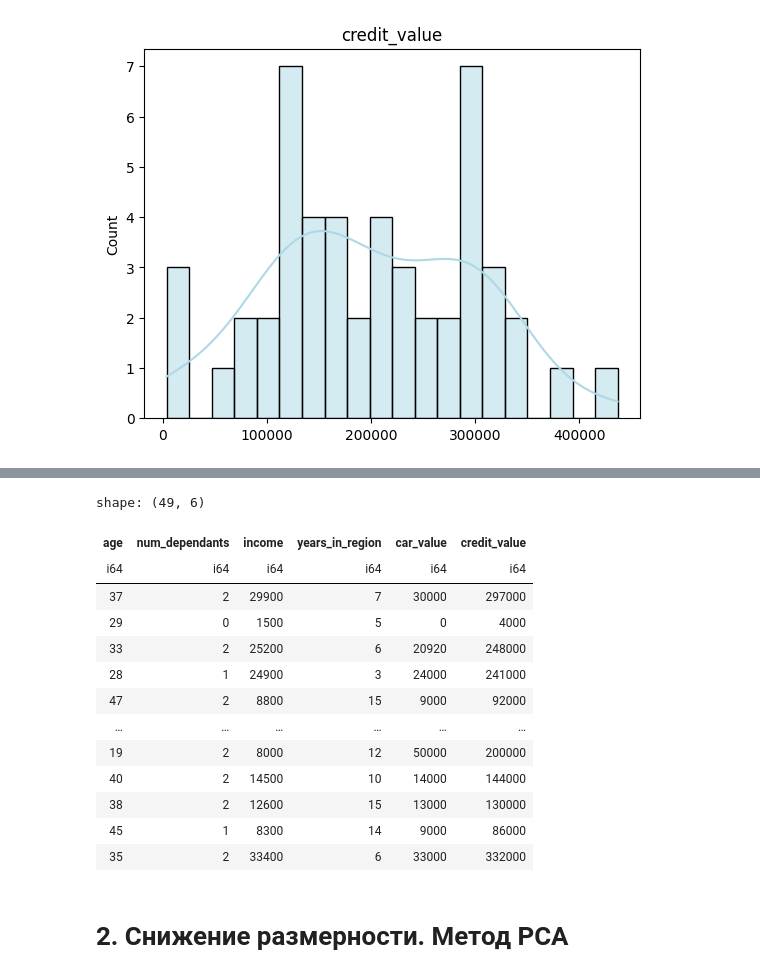
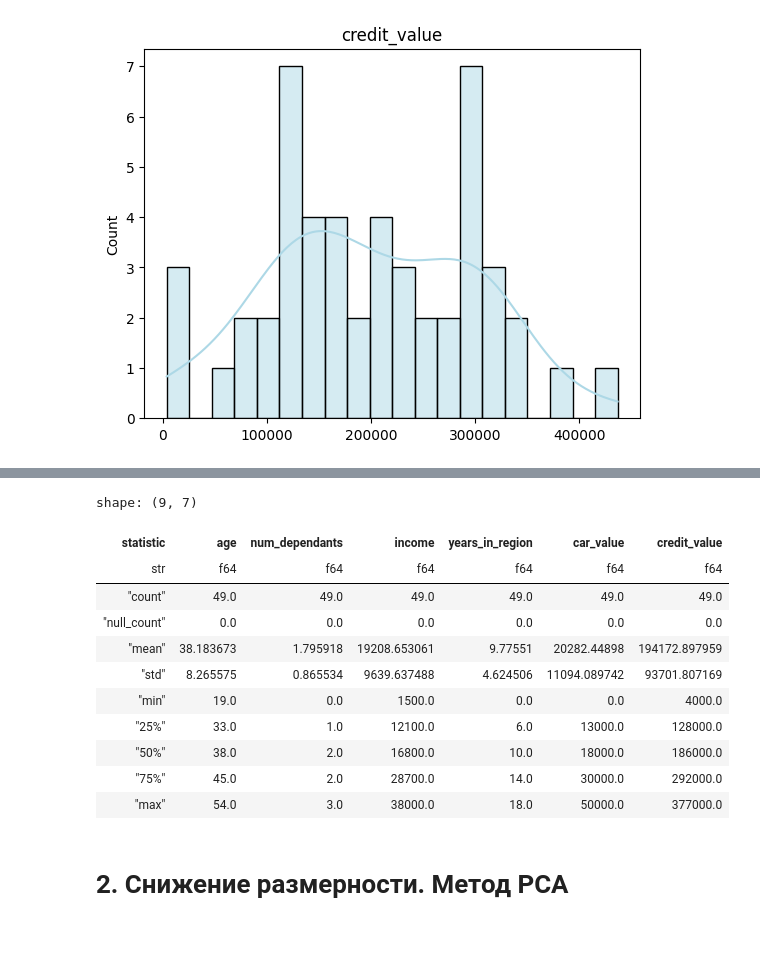
Before and after one commit to a13xbb/data-analysis-labs-mag, a Jupyter notebook: lab1/main.ipynb, the cells around one changed output, grey strips where cells are left out. Saved outputs shown, nothing was run; the diff lists cells and outputs as text; code cells hidden in the pictures; blank space fills up the shorter version.

```diff
--- a/lab1/main.ipynb
+++ b/lab1/main.ipynb
@@ -56,11 +56,13 @@ for col_name in df.columns:
 # %%
 df = df.fill_null(strategy='mean')
 # %%
+df_orig_size = len(df)
+
 for col_name in df.columns:
+
+
     plt.title(col_name)
     sns.boxplot(x=df[col_name])
-    sns.stripplot(x=df[col_name], color='red')
-    plt.show()
 
     Q1 = df[col_name].quantile(0.25)
     Q3 = df[col_name].quantile(0.75)
@@ -69,5 +71,15 @@ for col_name in df.columns:
     lower_bound = Q1 - 1.5 * IQR
     upper_bound = Q3 + 1.5 * IQR
 
+    plt.axvline(lower_bound, ymin=0.25, ymax=0.75, color='b', label = "LB IQR")
+    plt.axvline(upper_bound, ymin=0.25, ymax=0.75, color='r', label = "UB IQR")
+
+    sns.stripplot(x=df.filter((pl.col(col_name) >= lower_bound) & (pl.col(col_name) <= upper_bound))[col_name], color='black')
+    sns.stripplot(x=df.filter((pl.col(col_name) < lower_bound))[col_name], color='blue', marker="X")
+    sns.stripplot(x=df.filter((pl.col(col_name) > upper_bound))[col_name], color='red', marker="X")
+
+    plt.legend()
+    plt.show()
+
     df = df.filter((pl.col(col_name) >= lower_bound) & (pl.col(col_name) <= upper_bound))
 # %% [output]
@@ -80,20 +92,18 @@ for col_name in df.columns:
 # %%
-df
+df.describe()
 # %% [output]
-shape: (49, 6)
+shape: (9, 7)
-| age | num_dependants | income | years_in_region | car_value | credit_value |
-| i64 | i64 | i64 | i64 | i64 | i64 |
-| 37 | 2 | 29900 | 7 | 30000 | 297000 |
-| 29 | 0 | 1500 | 5 | 0 | 4000 |
-| 33 | 2 | 25200 | 6 | 20920 | 248000 |
-| 28 | 1 | 24900 | 3 | 24000 | 241000 |
-| 47 | 2 | 8800 | 15 | 9000 | 92000 |
-| … | … | … | … | … | … |
-| 19 | 2 | 8000 | 12 | 50000 | 200000 |
-| 40 | 2 | 14500 | 10 | 14000 | 144000 |
-| 38 | 2 | 12600 | 15 | 13000 | 130000 |
-| 45 | 1 | 8300 | 14 | 9000 | 86000 |
-| 35 | 2 | 33400 | 6 | 33000 | 332000 |
+| statistic | age | num_dependants | income | years_in_region | car_value | credit_value |
+| str | f64 | f64 | f64 | f64 | f64 | f64 |
+| "count" | 49.0 | 49.0 | 49.0 | 49.0 | 49.0 | 49.0 |
+| "null_count" | 0.0 | 0.0 | 0.0 | 0.0 | 0.0 | 0.0 |
+| "mean" | 38.183673 | 1.795918 | 19208.653061 | 9.77551 | 20282.44898 | 194172.897959 |
+| "std" | 8.265575 | 0.865534 | 9639.637488 | 4.624506 | 11094.089742 | 93701.807169 |
+| "min" | 19.0 | 0.0 | 1500.0 | 0.0 | 0.0 | 4000.0 |
+| "25%" | 33.0 | 1.0 | 12100.0 | 6.0 | 13000.0 | 128000.0 |
+| "50%" | 38.0 | 2.0 | 16800.0 | 10.0 | 18000.0 | 186000.0 |
+| "75%" | 45.0 | 2.0 | 28700.0 | 14.0 | 30000.0 | 292000.0 |
+| "max" | 54.0 | 3.0 | 38000.0 | 18.0 | 50000.0 | 377000.0 |
 # %% [markdown]
 # 2. Снижение размерности. Метод PCA
 # %% [markdown]
```
Also changed, not shown: parts of 11 cells of this notebook.
